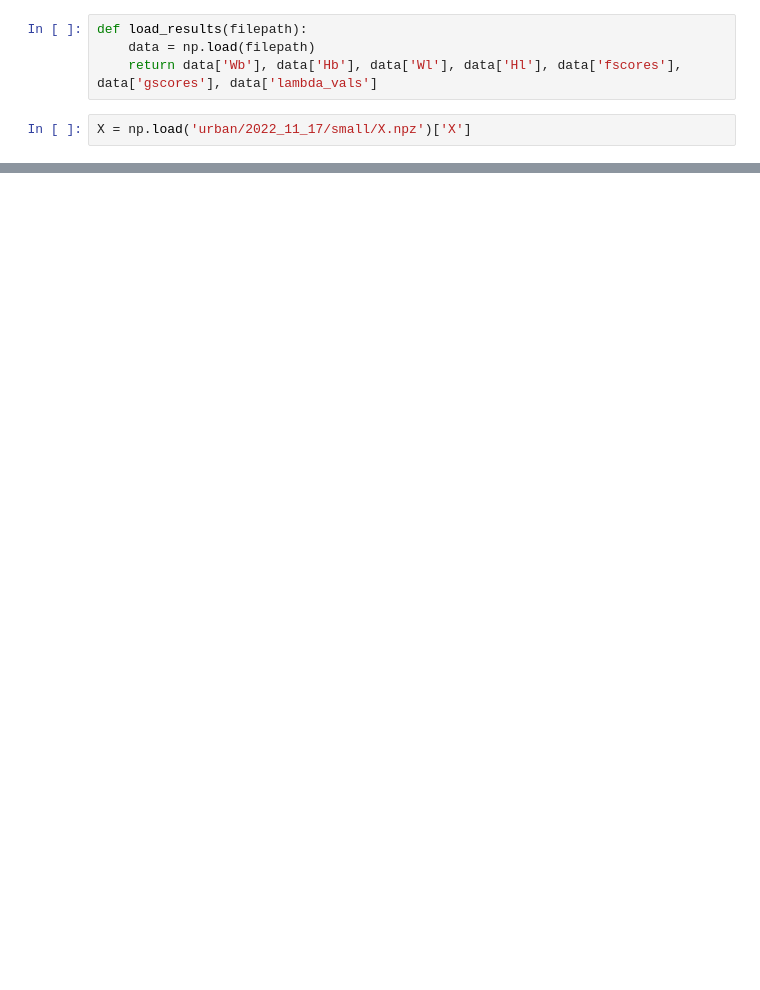
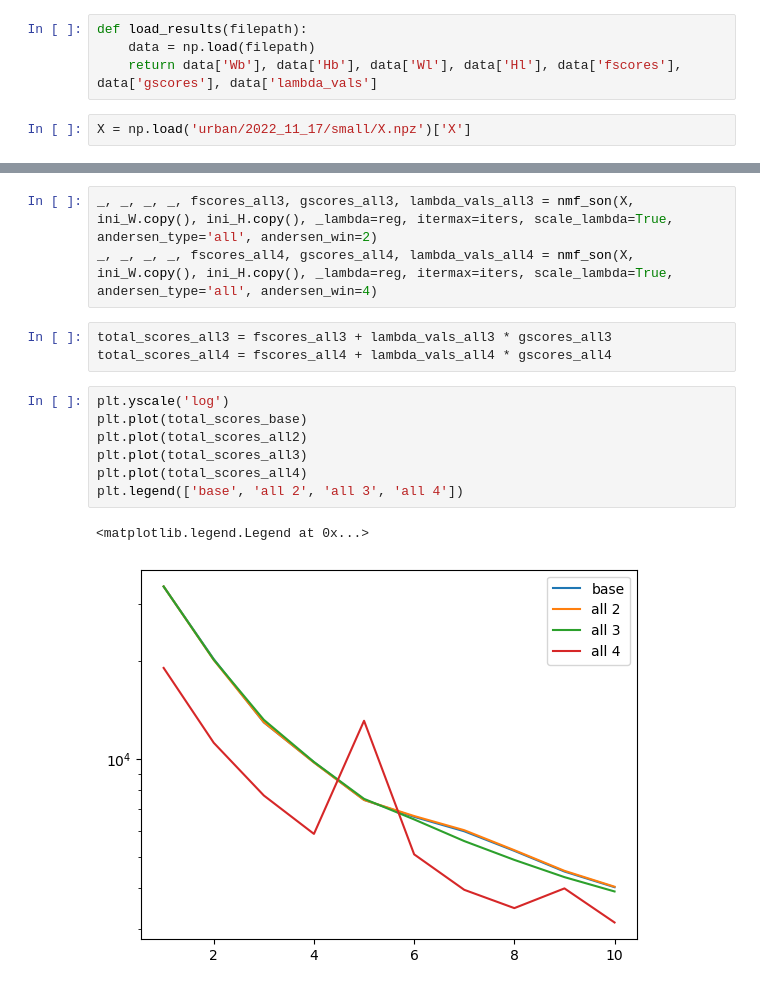
Before and after one commit to waqasbinhamed/seminmf, a Jupyter notebook: accelaration testing.ipynb, the cells around one changed output, grey strips where cells are left out. Saved outputs shown, nothing was run; the diff lists cells and outputs as text; blank space fills up the shorter version.

```diff
--- a/accelaration testing.ipynb
+++ b/accelaration testing.ipynb
@@ -74,0 +80,16 @@ plt.legend(['new', 'aa_all_2', 'aa_all_3', 'aa_all_4'])
+# %%
+_, _, _, _, fscores_all3, gscores_all3, lambda_vals_all3 = nmf_son(X, ini_W.copy(), ini_H.copy(), _lambda=reg, itermax=iters, scale_lambda=True, andersen_type='all', andersen_win=2)
+_, _, _, _, fscores_all4, gscores_all4, lambda_vals_all4 = nmf_son(X, ini_W.copy(), ini_H.copy(), _lambda=reg, itermax=iters, scale_lambda=True, andersen_type='all', andersen_win=4)
+# %%
+total_scores_all3 = fscores_all3 + lambda_vals_all3 * gscores_all3
+total_scores_all4 = fscores_all4 + lambda_vals_all4 * gscores_all4
+# %%
+plt.yscale('log')
+plt.plot(total_scores_base)
+plt.plot(total_scores_all2)
+plt.plot(total_scores_all3)
+plt.plot(total_scores_all4)
+plt.legend(['base', 'all 2', 'all 3', 'all 4'])
+# %% [output]
+<matplotlib.legend.Legend at 0x...>
+[figure, added]
```
Also changed, not shown: parts of 43 cells of this notebook, 1 other file.
